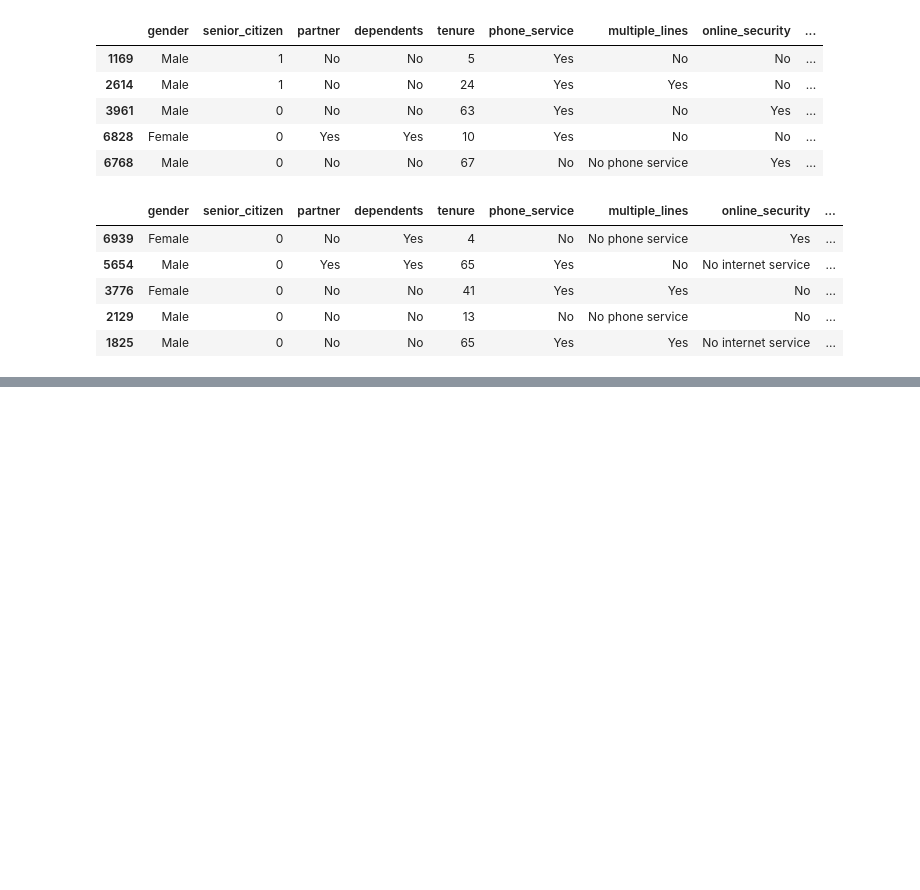
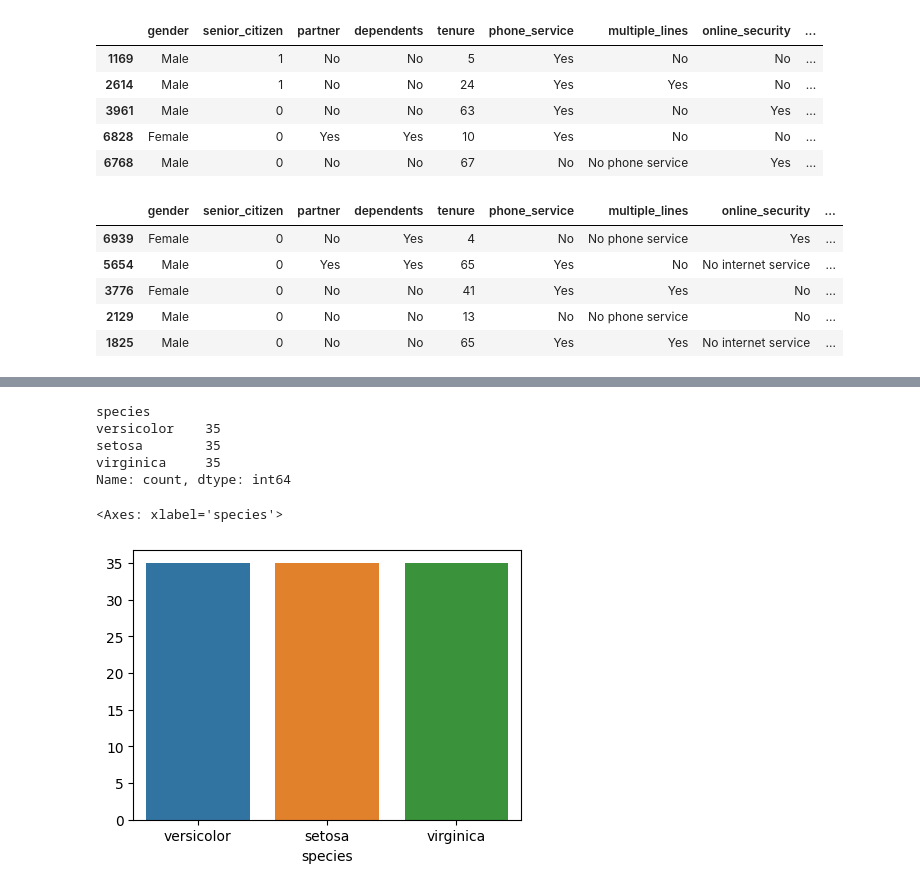
Before and after one commit to Jonathan-Garcia1/classification-exercises, a Jupyter notebook: classification_exercises.ipynb, the cells around one changed output, grey strips where cells are left out. Drawn from its saved outputs; the diff is of its cells as text; code cells hidden in the pictures; blank space fills up the shorter version.

```diff
--- a/classification_exercises.ipynb
+++ b/classification_exercises.ipynb
@@ -493,0 +617,15 @@ test_telco.head()
+# %%
+species_vcount = iris_train['species'].value_counts()
+species_vcount
+# %% [output]
+species
+versicolor    35
+setosa        35
+virginica     35
+Name: count, dtype: int64
+# %%
+plt.figure(figsize=(5, 3.5))
+sns.barplot(x=species_vcount.index, y=species_vcount.values)
+# %% [output]
+<Axes: xlabel='species'>
+[figure, added]
```
Also changed, not shown: parts of 75 cells of this notebook, 3 other files.
